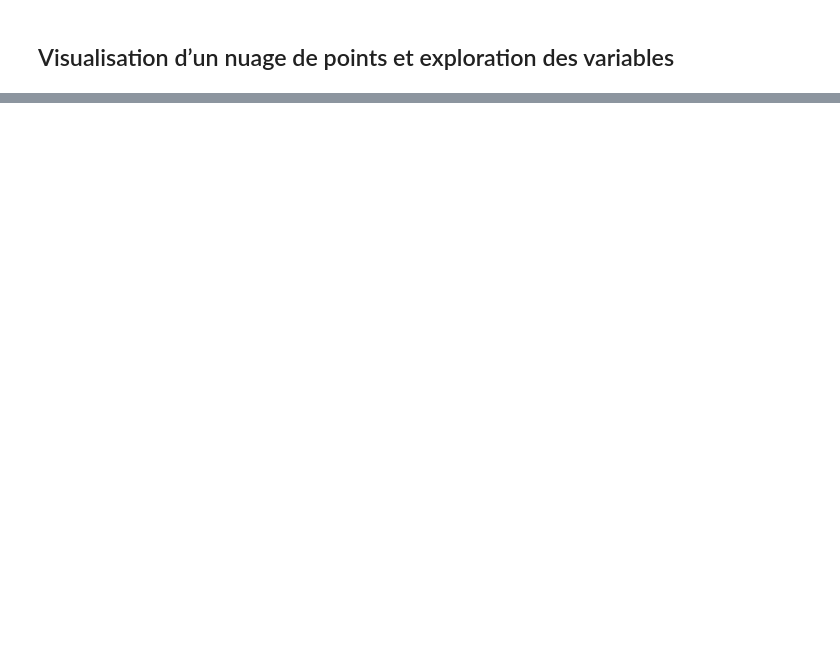
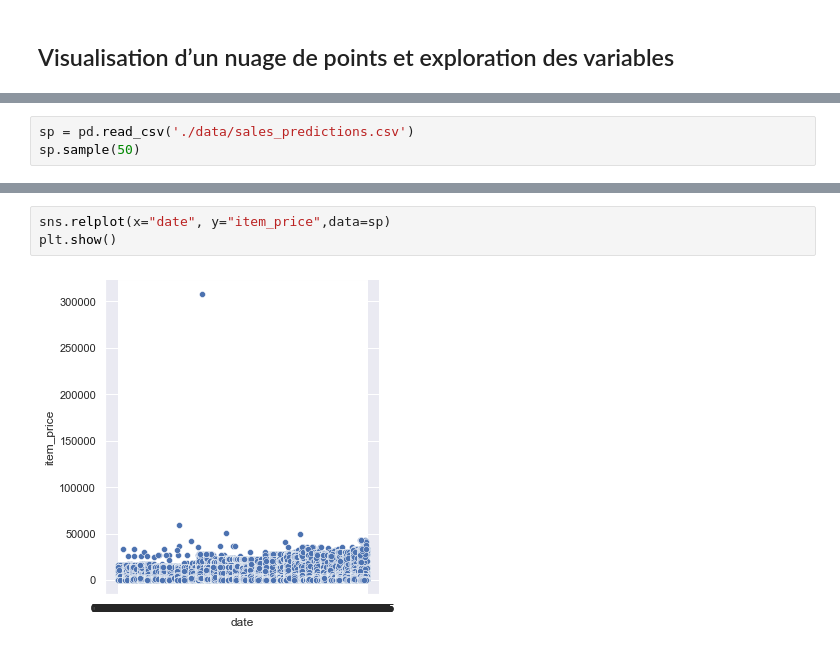
Before and after one commit to Jeevesen/Exercices-Pandas, a Jupyter notebook: DataVisualisation_Exercices.ipynb, the cells around one changed output, grey strips where cells are left out. Cells and saved outputs as stored; diff of their text form; blank space fills up the shorter version.

```diff
--- a/DataVisualisation_Exercices.ipynb
+++ b/DataVisualisation_Exercices.ipynb
@@ -21,0 +47,3 @@ sns.regplot(x=df["LotFrontage"], y=df["LotArea"],
+# %%
+sp = pd.read_csv('./data/sales_predictions.csv')
+sp.sample(50)
@@ -21,0 +68,5 @@ sns.regplot(x=df["LotFrontage"], y=df["LotArea"],
+# %%
+sns.relplot(x="date", y="item_price",data=sp)
+plt.show()
+# %% [output]
+[figure, added]
```
Also changed, not shown: parts of 5 cells of this notebook.
